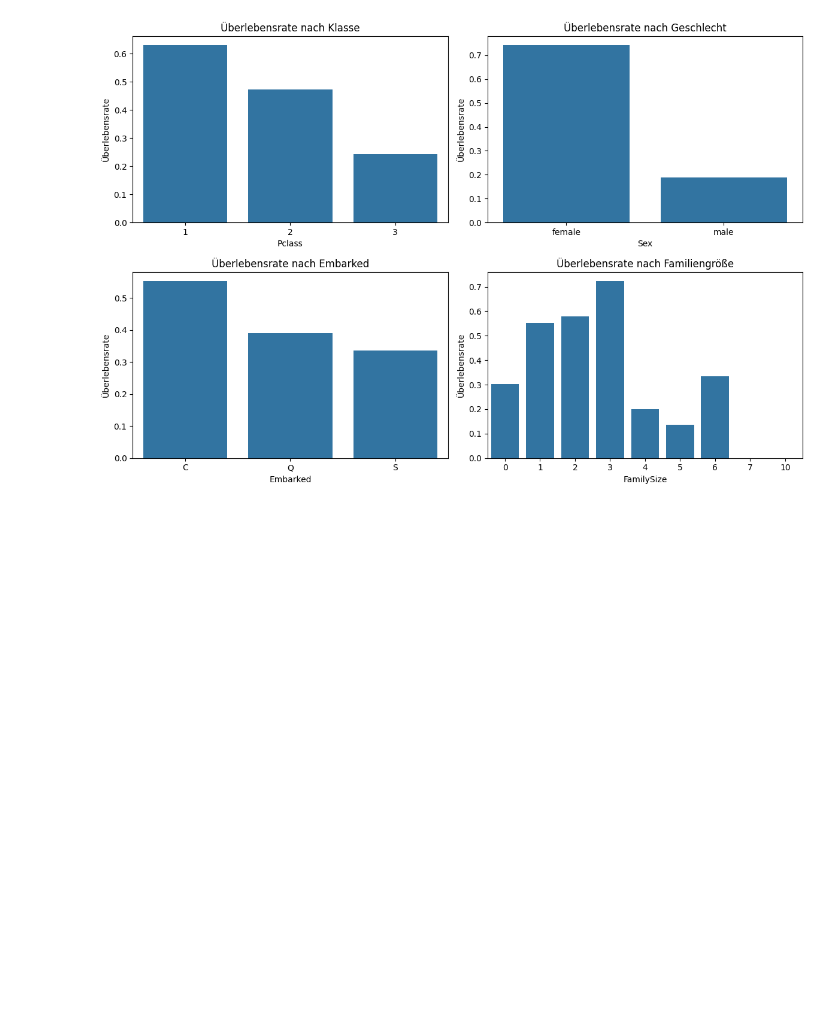
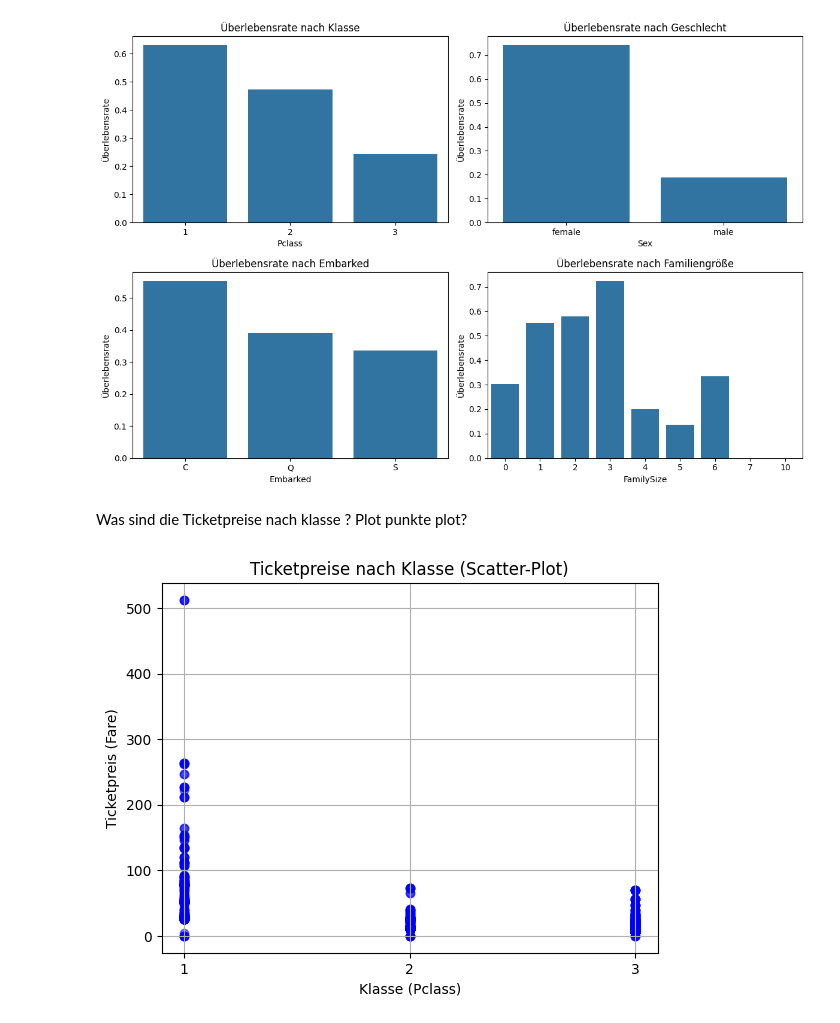
Before and after one commit to CodeMaster4711/DataScience, a Jupyter notebook: TitanicDataset/datanalyse/02_analyze_titanic_data.ipynb, the cells around one changed output. Cells and saved outputs as stored; diff of their text form; code cells hidden in the pictures; blank space fills up the shorter version.

Commit message:
feat: added scatter plots and interpretations

```diff
--- a/TitanicDataset/datanalyse/02_analyze_titanic_data.ipynb
+++ b/TitanicDataset/datanalyse/02_analyze_titanic_data.ipynb
@@ -103,3 +103,18 @@ plt.tight_layout()
 plt.show()
 # %% [output]
 [figure]
+# %% [markdown]
+Was sind die Ticketpreise nach klasse ? Plot punkte plot?
+# %%
+ticket_price_by_class = df.groupby('Pclass')['Fare'].mean()
+
+plt.Figure(figsize=(8, 6))
+plt.scatter(df['Pclass'], df['Fare'], alpha=0.5, color='blue')
+plt.title('Ticketpreise nach Klasse (Scatter-Plot)')
+plt.xlabel('Klasse (Pclass)')
+plt.ylabel('Ticketpreis (Fare)')
+plt.xticks([1, 2, 3])  # Da Pclass 1
+plt.grid(True)
+plt.show()
+# %% [output]
+[figure, added]
```
Also changed, not shown: parts of 4 cells of this notebook, 1 other file.
